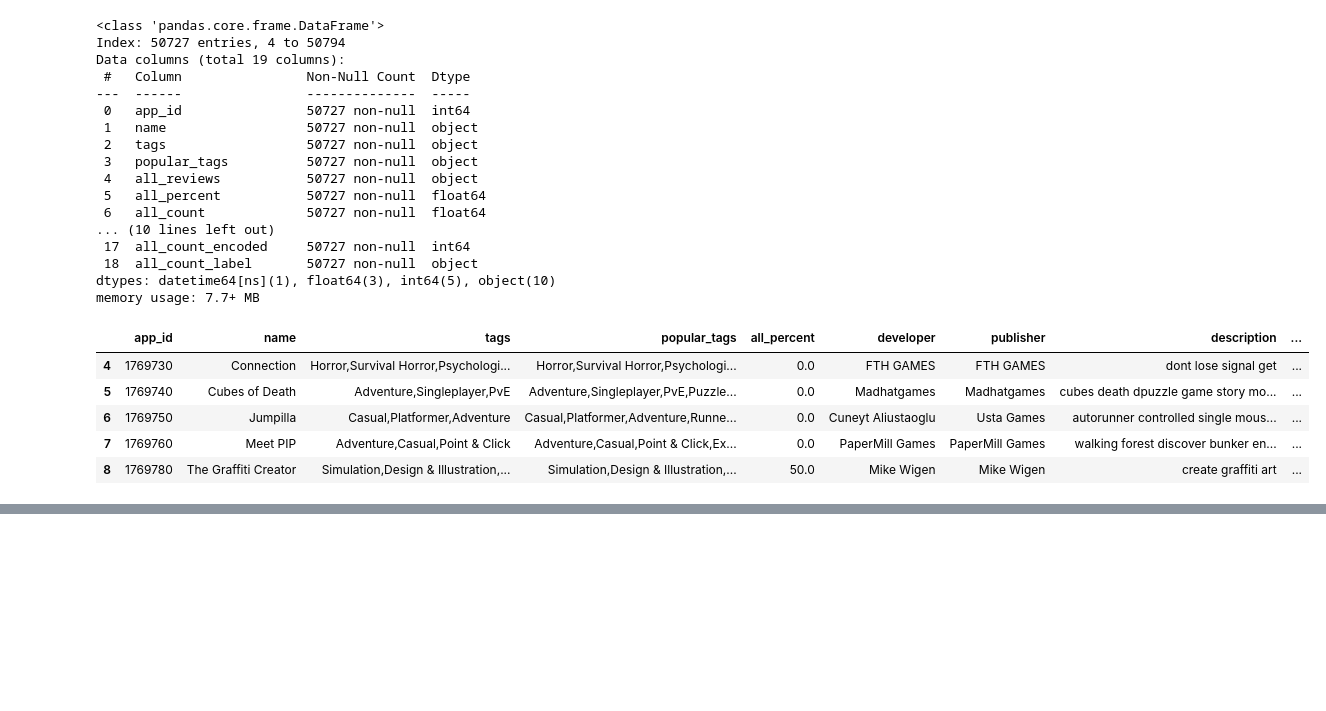
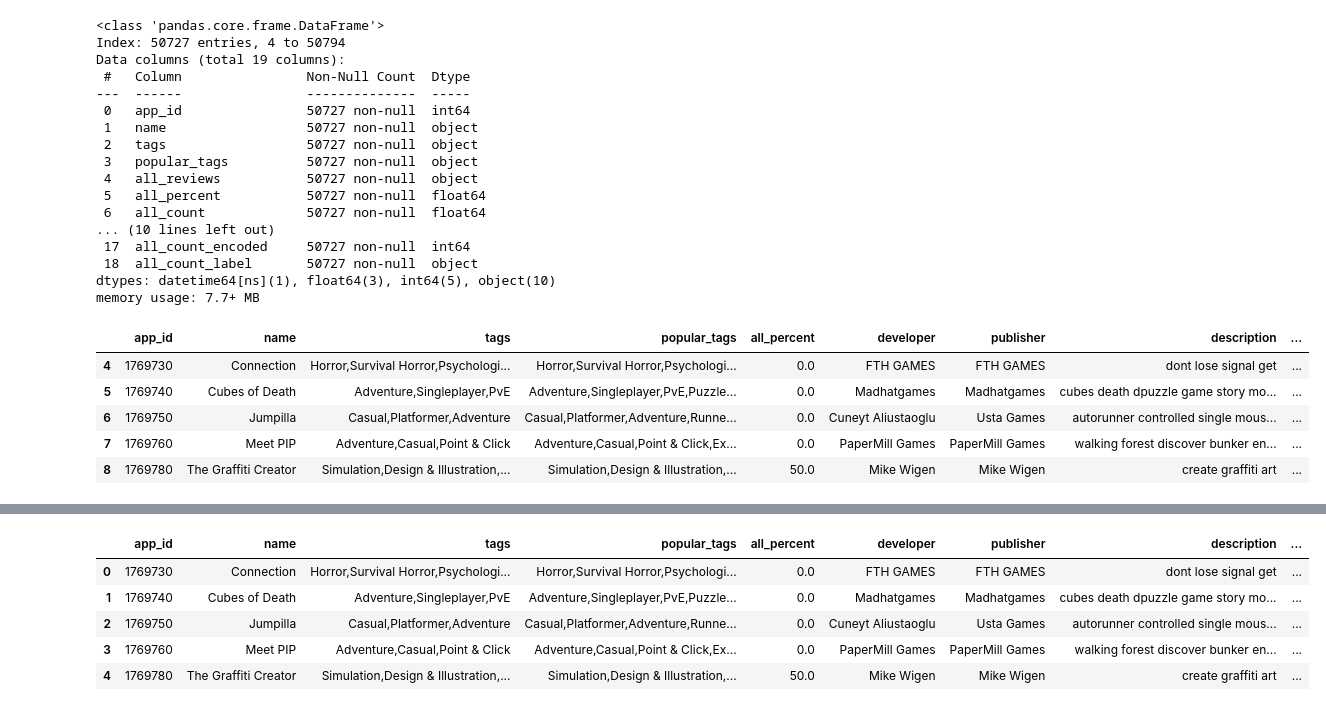
Before and after one commit to notrealqt/HCMIU_Data-Mining, a Jupyter notebook: preprocessing_game.ipynb, the cells around one changed output, grey strips where cells are left out. Cells and saved outputs as stored; diff of their text form; code cells hidden in the pictures; blank space fills up the shorter version.

```diff
--- a/preprocessing_game.ipynb
+++ b/preprocessing_game.ipynb
@@ -885,0 +950,8 @@ game_data.head()
+# %%
+# Step 4: Fit Final KMeans
+k_final = 10  # Adjust based on elbow method
+kmeans = KMeans(n_clusters=k_final, random_state=42)
+data_tags['tag_cluster'] = kmeans.fit_predict(X)
+
+# View sample
+data_tags[['app_id', 'tags', 'tag_cluster']].head()
@@ -885,0 +988,11 @@ game_data.head()
+# %%
+game_data=game_data.merge(data_tags[['app_id', 'tag_cluster']], on='app_id', how='left')
+# %%
+game_data.head()
+# %% [output]
+|  | app_id | name | tags | popular_tags | all_percent | developer | publisher | description | ... |
+| 0 | 1769730 | Connection | Horror,Survival Horror,Psychologi... | Horror,Survival Horror,Psychologi... | 0.0 | FTH GAMES | FTH GAMES | dont lose signal get | ... |
+| 1 | 1769740 | Cubes of Death | Adventure,Singleplayer,PvE | Adventure,Singleplayer,PvE,Puzzle... | 0.0 | Madhatgames | Madhatgames | cubes death dpuzzle game story mo... | ... |
+| 2 | 1769750 | Jumpilla | Casual,Platformer,Adventure | Casual,Platformer,Adventure,Runne... | 0.0 | Cuneyt Aliustaoglu | Usta Games | autorunner controlled single mous... | ... |
+| 3 | 1769760 | Meet PIP | Adventure,Casual,Point & Click | Adventure,Casual,Point & Click,Ex... | 0.0 | PaperMill Games | PaperMill Games | walking forest discover bunker en... | ... |
+| 4 | 1769780 | The Graffiti Creator | Simulation,Design & Illustration,... | Simulation,Design & Illustration,... | 50.0 | Mike Wigen | Mike Wigen | create graffiti art | ... |
```
Also changed, not shown: parts of 8 cells of this notebook, 25 other files.
